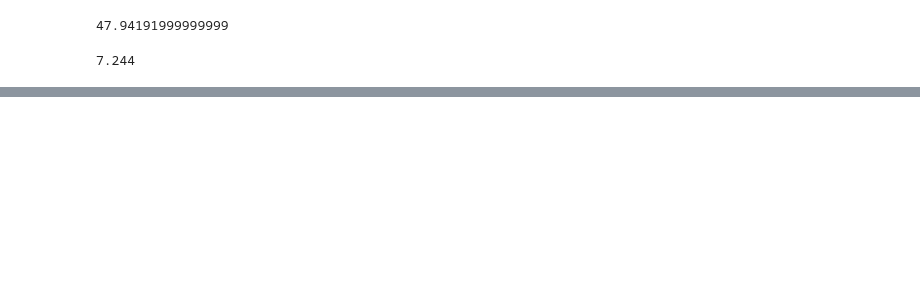
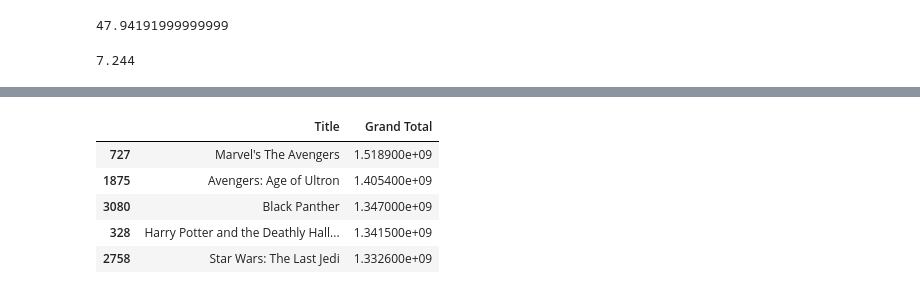
Before and after one commit to kagada01/dsc-mod-1-project-v2-1-online-ds-sp-000, a Jupyter notebook: student.ipynb, the cells around one changed output, grey strips where cells are left out. Drawn from its saved outputs; the diff is of its cells as text; code cells hidden in the pictures; blank space fills up the shorter version.

```diff
--- a/student.ipynb
+++ b/student.ipynb
@@ -136,0 +160,22 @@ df2.head()
+# %%
+#Create DataFrame objs to analyze, sorted by highest total grossing, foreign grossing, & domestic grossing films
+df2_top_gt_gross = df2.sort_values(by='Grand_Total_Gross', ascending=False)
+df2_top_foreign_gross = df2.sort_values(by='Foreign Gross', ascending=True)
+df2_top_domestic_gross = df2.sort_values(by='Domestic Gross', ascending=False)
+
+#Clean up total grossing DataFrame Object for clean graphing
+df2_top_gt_gross = df2_top_gt_gross.drop('Studio', axis=1)
+df2_top_gt_gross = df2_top_gt_gross.drop('Domestic Gross', axis=1)
+df2_top_gt_gross = df2_top_gt_gross.drop('Foreign Gross', axis=1)
+df2_top_gt_gross = df2_top_gt_gross.drop('Year', axis=1)
+df2_top_gt_gross = df2_top_gt_gross.rename(columns={'Grand_Total_Gross' : 'Grand Total'})
+
+
+df2_top_gt_gross.head()
+# %% [output]
+|  | Title | Grand Total |
+| 727 | Marvel's The Avengers | 1.518900e+09 |
+| 1875 | Avengers: Age of Ultron | 1.405400e+09 |
+| 3080 | Black Panther | 1.347000e+09 |
+| 328 | Harry Potter and the Deathly Hall... | 1.341500e+09 |
+| 2758 | Star Wars: The Last Jedi | 1.332600e+09 |
```
Also changed, not shown: parts of 8 cells of this notebook.
